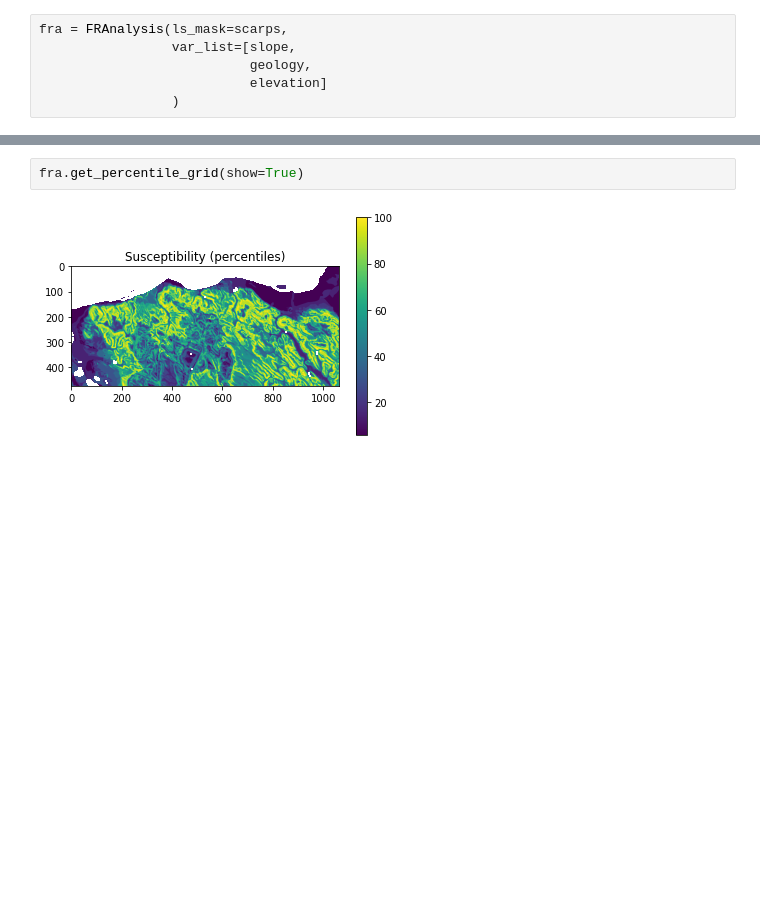
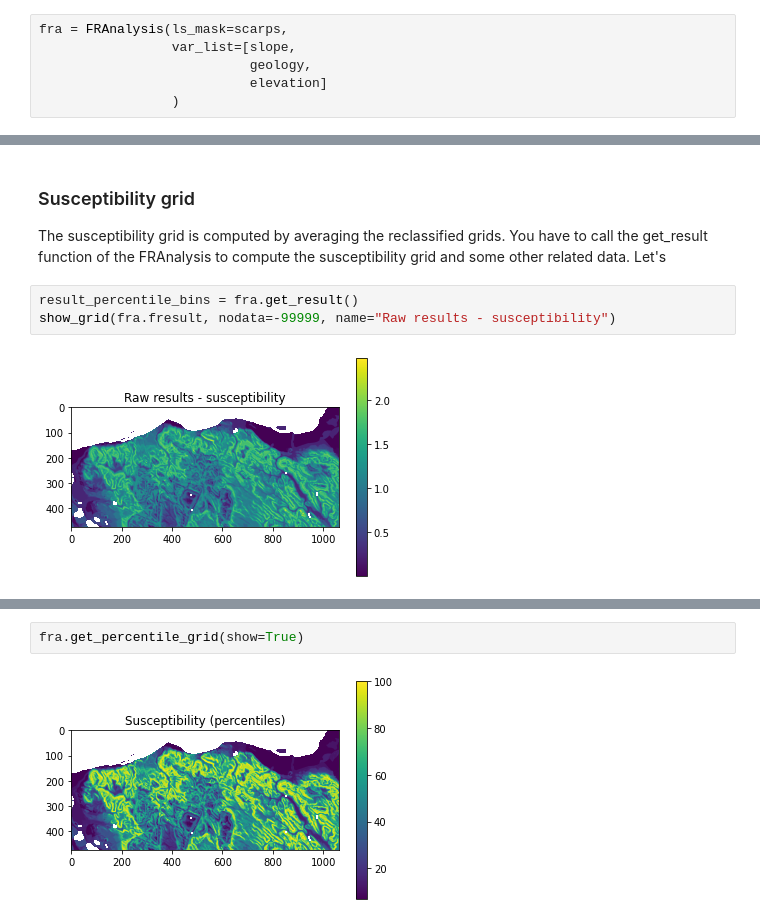
Before and after one commit to gerzsd/frmod, a Jupyter notebook: frmod_demo.ipynb, the cells around one changed output, grey strips where cells are left out. Cells and saved outputs as stored; diff of their text form; blank space fills up the shorter version.

```diff
--- a/frmod_demo.ipynb
+++ b/frmod_demo.ipynb
@@ -72,0 +129,9 @@ result_percentile_bins = fra.get_result()
+# %% [markdown]
+### Susceptibility grid
+The susceptibility grid is computed by averaging the reclassified grids. You have to call the get_result function of the FRAnalysis to compute the susceptibility grid and some other related data.
+Let's
+# %%
+result_percentile_bins = fra.get_result()
+show_grid(fra.fresult, nodata=-99999, name="Raw results - susceptibility")
+# %% [output]
+[figure, added]
```
Also changed, not shown: parts of 28 cells of this notebook, 5 other files.
